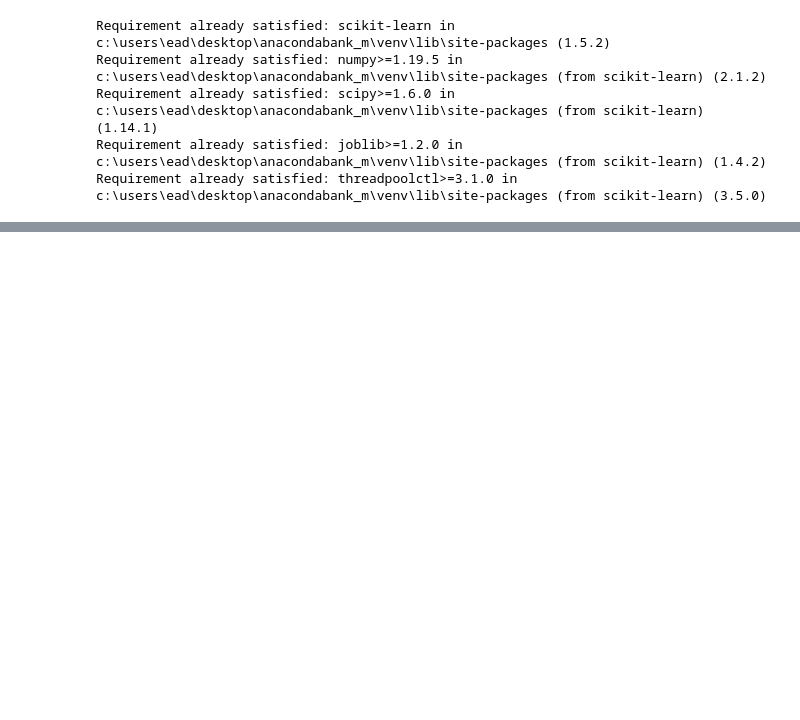
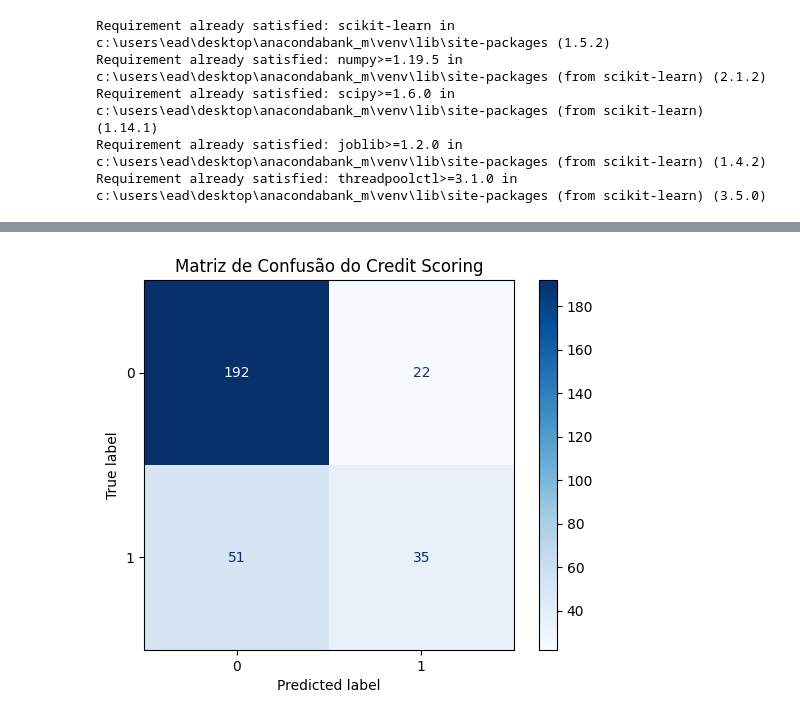
Before and after one commit to romulosilvestre/anacondabank_m, a Jupyter notebook: aula_03.ipynb, the cells around one changed output, grey strips where cells are left out. Drawn from its saved outputs; the diff is of its cells as text; code cells hidden in the pictures; blank space fills up the shorter version.

```diff
--- a/aula_03.ipynb
+++ b/aula_03.ipynb
@@ -28 +202,8 @@ Requirement already satisfied: threadpoolctl>=3.1.0 in c:\users\ead\desktop\anac
+# %%
+# Definir o nosso X (dados)
+X = df_transformado.drop(columns='default')
+# %%
+# Definir o nosso y (rótulos/classes/target/variável alvo/variável categorica)
+# variável para prever o futuro
+y = df_transformado['default']
 # %%
@@ -41 +223,4 @@ modelo = LogisticRegression()
+# %%
+# criar um objeto da classe LogisticRegression
+modelo = LogisticRegression(max_iter=5000)
 # %%
@@ -45,0 +273,15 @@ ValueError: could not convert string to float: '0 <= ... < 200 DM'
+# %%
+# importar matplotlib
+import matplotlib.pyplot as plt
+# importar ConfusionMatrixDisplay
+from sklearn.metrics import ConfusionMatrixDisplay
+# fazendo a previsão com o modelo treinado usando dados de teste
+y_pred = modelo.predict(X_test)
+# Criando a matriz confusão
+ConfusionMatrixDisplay.from_predictions(y_test,y_pred,cmap='Blues')
+# Adicionar um título
+plt.title('Matriz de Confusão do Credit Scoring')
+# Mostrar
+plt.show()
+# %% [output]
+[figure, added]
```
Also changed, not shown: parts of 16 cells of this notebook, 3 other files.
